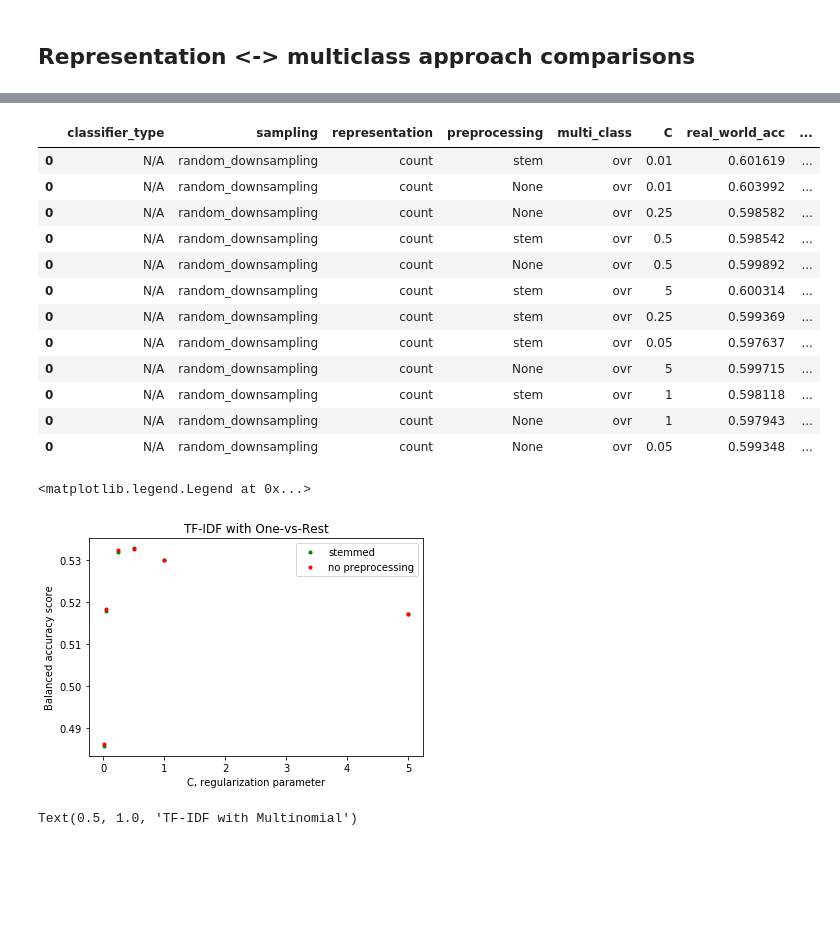
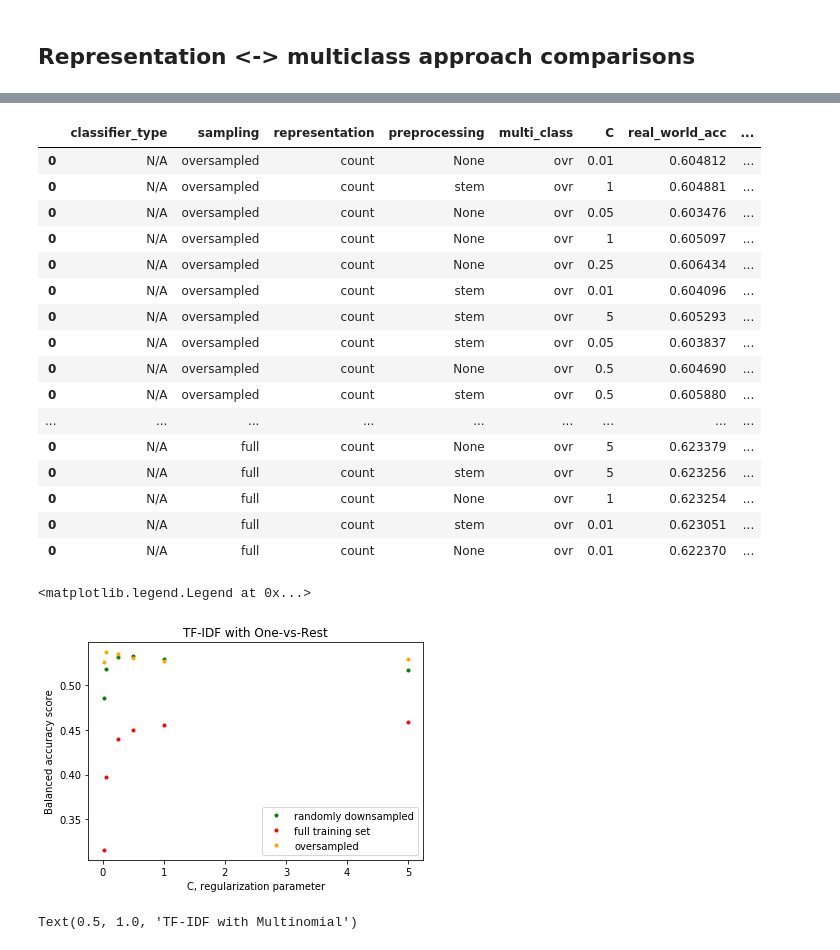
Before and after one commit to Asgavar/amazon-reviews, a Jupyter notebook: logistic-regression.ipynb, the cells around one changed output, grey strips where cells are left out. Saved outputs shown, nothing was run; the diff lists cells and outputs as text; code cells hidden in the pictures; blank space fills up the shorter version.

Commit message:
Try feeding the full & oversampled training sets into Logistic Regression

```diff
--- a/logistic-regression.ipynb
+++ b/logistic-regression.ipynb
@@ -52,7 +52,7 @@ common.get_score(classifier, test_as_vec, test_targets)
 # %% [output]
 0.3900367706137717
 # %%
-for sampling in ['random_downsampling']:#, 'full']:# , 'oversampled']:
+for sampling in ['random_downsampling', 'full', 'oversampled']:
     print(f'sampling = {sampling}')
     for representation in ['count', 'tf_idf']:
         print(f'    representation = {representation}')
@@ -200,35 +247,44 @@ count_multi = results_df[
 count_multi
 # %% [output]
 |  | classifier_type | sampling | representation | preprocessing | multi_class | C | real_world_acc | ... |
-| 0 | N/A | random_downsampling | count | stem | ovr | 0.01 | 0.601619 | ... |
-| 0 | N/A | random_downsampling | count | None | ovr | 0.01 | 0.603992 | ... |
-| 0 | N/A | random_downsampling | count | None | ovr | 0.25 | 0.598582 | ... |
-| 0 | N/A | random_downsampling | count | stem | ovr | 0.5 | 0.598542 | ... |
-| 0 | N/A | random_downsampling | count | None | ovr | 0.5 | 0.599892 | ... |
-| 0 | N/A | random_downsampling | count | stem | ovr | 5 | 0.600314 | ... |
-| 0 | N/A | random_downsampling | count | stem | ovr | 0.25 | 0.599369 | ... |
-| 0 | N/A | random_downsampling | count | stem | ovr | 0.05 | 0.597637 | ... |
-| 0 | N/A | random_downsampling | count | None | ovr | 5 | 0.599715 | ... |
-| 0 | N/A | random_downsampling | count | stem | ovr | 1 | 0.598118 | ... |
-| 0 | N/A | random_downsampling | count | None | ovr | 1 | 0.597943 | ... |
-| 0 | N/A | random_downsampling | count | None | ovr | 0.05 | 0.599348 | ... |
+| 0 | N/A | oversampled | count | None | ovr | 0.01 | 0.604812 | ... |
+| 0 | N/A | oversampled | count | stem | ovr | 1 | 0.604881 | ... |
+| 0 | N/A | oversampled | count | None | ovr | 0.05 | 0.603476 | ... |
+| 0 | N/A | oversampled | count | None | ovr | 1 | 0.605097 | ... |
+| 0 | N/A | oversampled | count | None | ovr | 0.25 | 0.606434 | ... |
+| 0 | N/A | oversampled | count | stem | ovr | 0.01 | 0.604096 | ... |
+| 0 | N/A | oversampled | count | stem | ovr | 5 | 0.605293 | ... |
+| 0 | N/A | oversampled | count | stem | ovr | 0.05 | 0.603837 | ... |
+| 0 | N/A | oversampled | count | None | ovr | 0.5 | 0.604690 | ... |
+| 0 | N/A | oversampled | count | stem | ovr | 0.5 | 0.605880 | ... |
+| ... | ... | ... | ... | ... | ... | ... | ... | ... |
+| 0 | N/A | full | count | None | ovr | 5 | 0.623379 | ... |
+| 0 | N/A | full | count | stem | ovr | 5 | 0.623256 | ... |
+| 0 | N/A | full | count | None | ovr | 1 | 0.623254 | ... |
+| 0 | N/A | full | count | stem | ovr | 0.01 | 0.623051 | ... |
+| 0 | N/A | full | count | None | ovr | 0.01 | 0.622370 | ... |
 # %%
-stemmed_X = tf_idf_ovr[tf_idf_ovr['preprocessing'] == 'stem']['C'].values
-stemmed_Y = tf_idf_ovr[tf_idf_ovr['preprocessing'] == 'stem']['score'].values
+down_X = tf_idf_ovr[(tf_idf_ovr['preprocessing'] == 'stem') & (tf_idf_ovr['sampling'] == 'random_downsampling')]['C'].values
+down_Y = tf_idf_ovr[(tf_idf_ovr['preprocessing'] == 'stem') & (tf_idf_ovr['sampling'] == 'random_downsampling')]['score'].values
 
-dirty_X = tf_idf_ovr[tf_idf_ovr['preprocessing'] != 'stem']['C'].values
-dirty_Y = tf_idf_ovr[tf_idf_ovr['preprocessing'] != 'stem']['score'].values
+full_X = tf_idf_ovr[(tf_idf_ovr['preprocessing'] == 'stem') & (tf_idf_ovr['sampling'] == 'full')]['C'].values
+full_Y = tf_idf_ovr[(tf_idf_ovr['preprocessing'] == 'stem') & (tf_idf_ovr['sampling'] == 'full')]['score'].values
 
-plt.plot(stemmed_X, stemmed_Y, color='green', linestyle='', marker='.', label='stemmed')
-plt.plot(dirty_X, dirty_Y, color='red', linestyle='', marker='.', label='no preprocessing')
+over_X = tf_idf_ovr[(tf_idf_ovr['preprocessing'] == 'stem') & (tf_idf_ovr['sampling'] == 'oversampled')]['C'].values
+over_Y = tf_idf_ovr[(tf_idf_ovr['preprocessing'] == 'stem') & (tf_idf_ovr['sampling'] == 'oversampled')]['score'].values
+
+plt.plot(stemmed_X, stemmed_Y, color='green', linestyle='', marker='.', label='randomly downsampled')
+plt.plot(full_X, full_Y, color='red', linestyle='', marker='.', label='full training set')
+plt.plot(over_X, over_Y, color='orange', linestyle='', marker='.', label='oversampled')
+
 
 plt.xlabel('C, regularization parameter')
 plt.ylabel('Balanced accuracy score')
 plt.title('TF-IDF with One-vs-Rest')
 plt.legend()
 # %% [output]
 <matplotlib.legend.Legend at 0x...>
-[figure, old version]
+[figure, new version]
 # %%
 stemmed_X = tf_idf_multi[tf_idf_multi['preprocessing'] == 'stem']['C'].values
 stemmed_Y = tf_idf_multi[tf_idf_multi['preprocessing'] == 'stem']['score'].values
```
Also changed, not shown: parts of 12 cells of this notebook, 1 other file.
